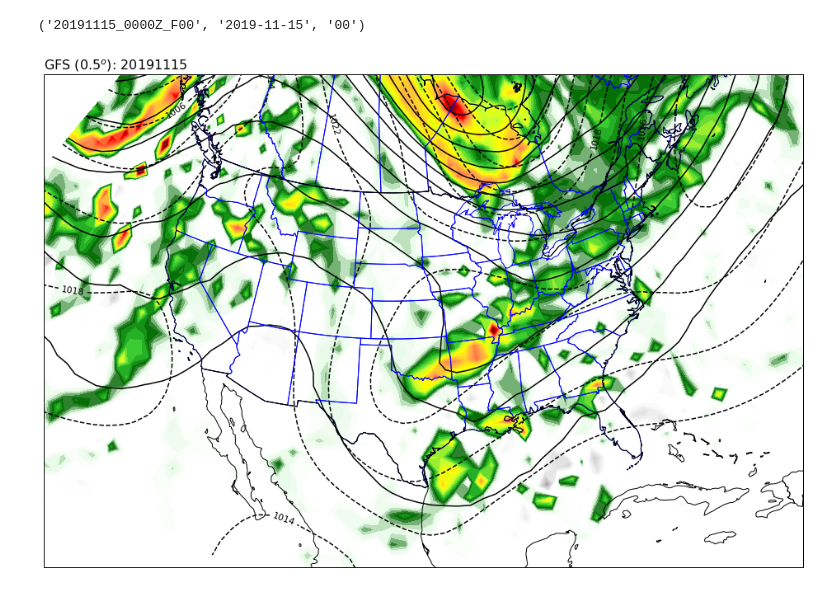
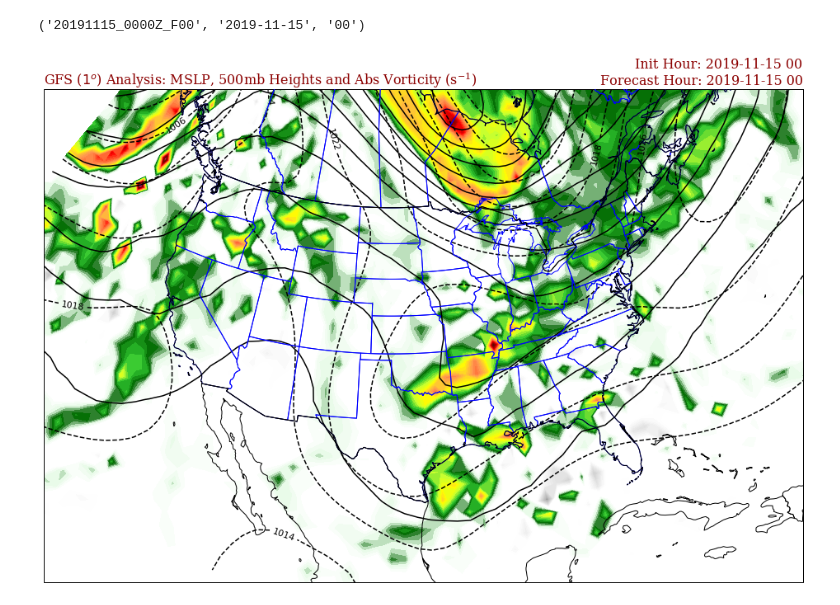
Before and after one commit to MethaneRain/Python, a Jupyter notebook: Jupyter-Notebooks/Gribs-Examples/Gribs_GFS_Archived_Example.ipynb, the cells around one changed output. Saved outputs shown, nothing was run; the diff lists cells and outputs as text; code cells hidden in the pictures.

```diff
--- a/Jupyter-Notebooks/Gribs-Examples/Gribs_GFS_Archived_Example.ipynb
+++ b/Jupyter-Notebooks/Gribs-Examples/Gribs_GFS_Archived_Example.ipynb
@@ -298,39 +298,43 @@ ax.add_feature(states_provinces, edgecolor='blue', linewidth=1,zorder=10)
 ax.add_feature(country_borders, edgecolor='black', linewidth=1,zorder=10)
 
 # Plot Title
-plt.title("GFS ($1^o$) Analysis: "+str(Date), fontsize=16,loc='left')
+plt.title(f"GFS ($1^o$) Analysis: {title_date}", fontsize=16,loc='left')
+ax.set_title('GFS ($1^o$) Analysis: MSLP, 500mb Heights and Abs Vorticity '+ "("+"$\mathregular{s^{-1}}$"+")",
+                 size=16, loc='left',fontdict=font)
 
+ax.set_title(f"Init Hour: {title_date} {InitHour}\nForecast Hour: {title_date} {Hour}",
+                 size=16, loc='right',fontdict=font)
 
 '''
 gl = ax.gridlines(crs=ccrs.PlateCarree(), draw_labels=True,
                   linewidth=2, color='gray', alpha=0.5, linestyle='--')
 gl.xlabels_top = False
 gl.ylabels_left = True
 gl.xlines = True
 #gl.xlocator = mticker.FixedLocator([-125, -110, -95, -80, -70])
 gl.xformatter = LONGITUDE_FORMATTER
 gl.yformatter = LATITUDE_FORMATTER
 
 gl.ylabel_style = {'size': 15, 'color': 'gray'}
 gl.ylabel_style = {'color': 'red', 'weight': 'bold'}
 
 gl.xlabel_style = {'size': 15, 'color': 'gray'}
 gl.xlabel_style = {'color': 'red', 'weight': 'bold'}
 '''
 
 vort_levels = vort_cmap.vort_levels
 
 cs = ax.contour(lons, lats, mslp_data,np.arange(970,1040,4),colors='k',linestyles='dashed',transform=datacrs)#cmap='nipy_spectral'
 plt.clabel(cs, **kw_clabels)
 
 cs2 = ax.contour(lons, lats, hgt_500[0],np.arange(5000,6000,75),transform=datacrs,colors="k")
 
 cs3 = ax.contourf(lons, lats, vort_500[0],vort_levels,transform=datacrs,cmap=vort_cmapz)
 #cbaxes = fig.add_axes(colorbar_axis) # [left, bottom, width, height]
 #cbar = plt.colorbar(cs2, orientation='horizontal',cax=cbaxes)
 
 plt.show()
 outfile=f"/Users/chowdahead/Documents/GitHub/Python-Jupyter/Jupyter-Notebooks/Gribs-Examples/GFS_anl_3_mslp_500_hgts_vort_{file_time}.png"
 fig.savefig(outfile,bbox_inches='tight',dpi=120)
 # %% [output]
-[figure, old version]
+[figure, new version]
```
Also changed, not shown: parts of 1 cell of this notebook, 1 other file.
